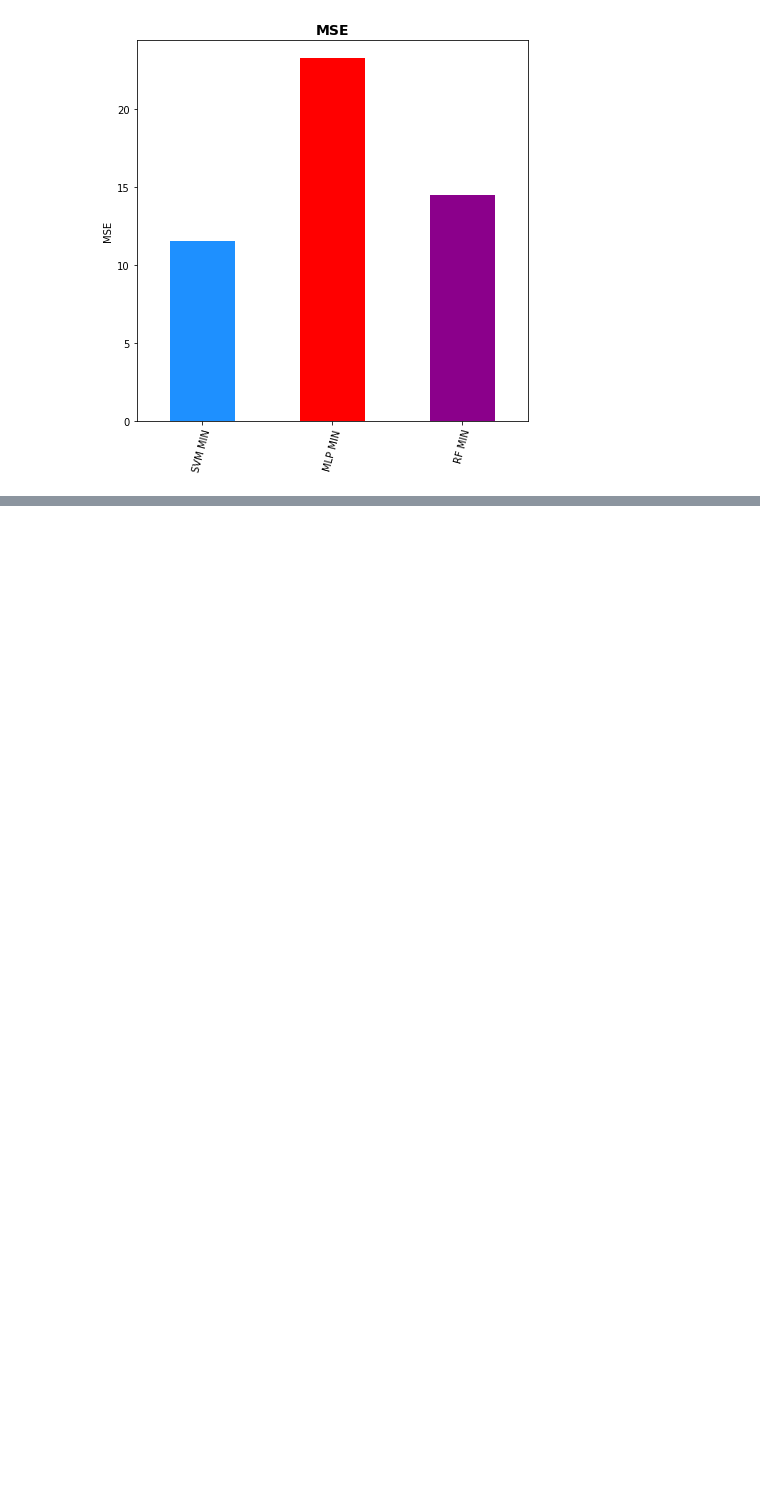
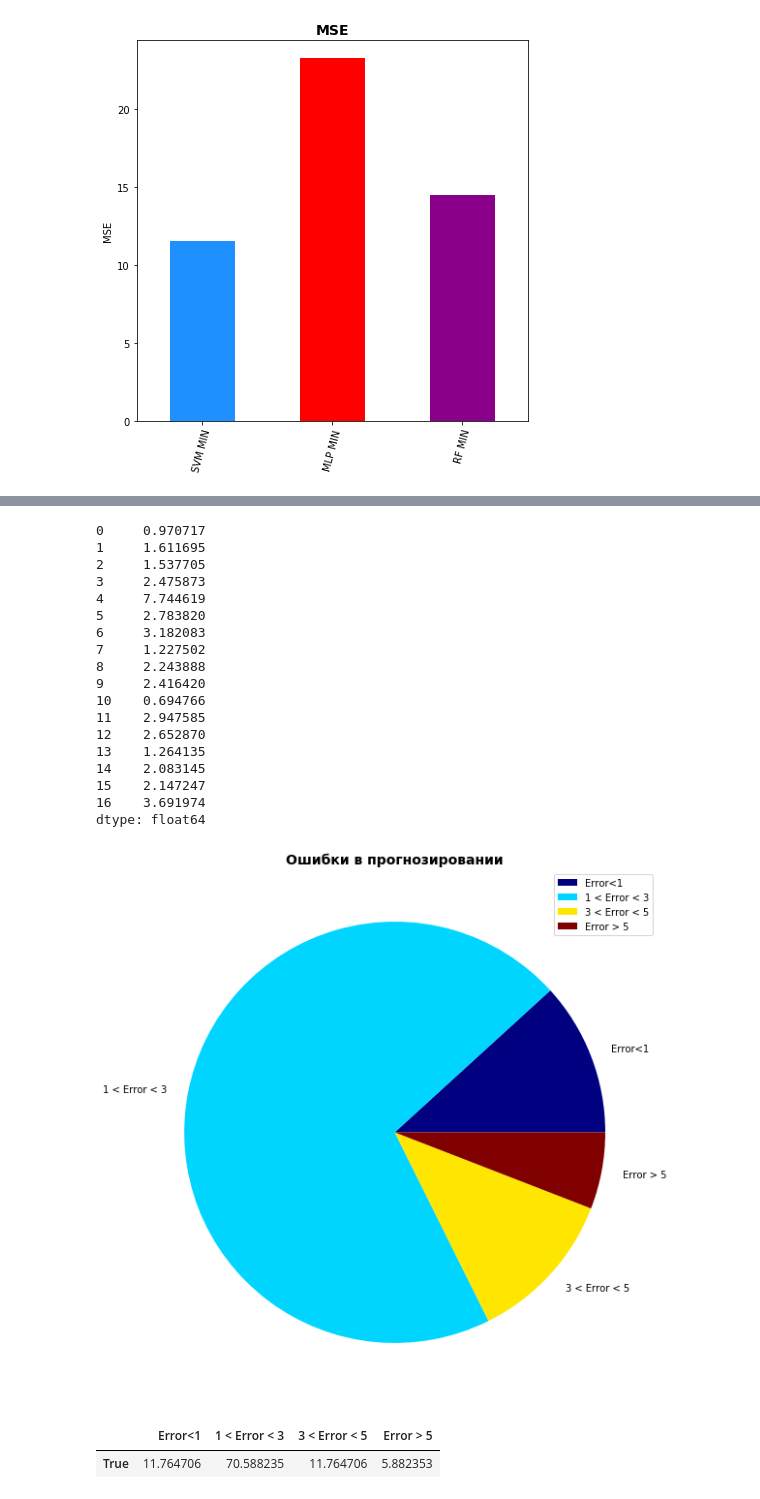
Before and after one commit to MariyaBuzdina/Weather-prediction, a Jupyter notebook: Untitled.ipynb, the cells around one changed output, grey strips where cells are left out. Drawn from its saved outputs; the diff is of its cells as text; code cells hidden in the pictures; blank space fills up the shorter version.

```diff
--- a/Untitled.ipynb
+++ b/Untitled.ipynb
@@ -628,0 +691,43 @@ plt.show()
+# %%
+DF_max = pd.read_csv('pred_max.csv', delimiter=',')
+# estimate_delta(DF_max['TEMP'], DF_max['TEMP_SVM'], ' ')
+DELTA = pd.Series(abs(DF_max['TEMP'].values - DF_max['TEMP_SVM'].values))
+print(DELTA)
+less_one_degrees = DELTA.apply(lambda x: x < 1).value_counts()/DELTA.size*100
+#     less_two_degrees = DELTA.apply(lambda x: 1< x < 2).value_counts()/DELTA.size*100
+less_three_degrees = DELTA.apply(lambda x: 1< x < 3).value_counts()/DELTA.size*100
+#     less_four_degrees = DELTA.apply(lambda x: 3 < x < 4).value_counts()/DELTA.size*100
+less_five_degrees = DELTA.apply(lambda x: 3 < x < 5).value_counts()/DELTA.size*100
+gr_five_degrees = DELTA.apply(lambda x:  x > 5).value_counts()/DELTA.size*100
+df = pd.DataFrame({"Error<1": less_one_degrees,
+#                        "1 < Error < 2": less_two_degrees.drop(less_three_degrees.index[0]),
+                       "1 < Error < 3": less_three_degrees,
+#                        "3 < Error < 4": less_four_degrees.drop(less_five_degrees.index[0]),
+                       "3 < Error < 5": less_five_degrees,
+                       "Error > 5": gr_five_degrees})
+# draw_pie(df.T, f'Ошибки в прогнозировании {name}')
+df =  df.drop(df.index[0])
+draw_pie(df.T, f'Ошибки в прогнозировании')
+df
+# %% [output]
+0     0.970717
+1     1.611695
+2     1.537705
+3     2.475873
+4     7.744619
+5     2.783820
+6     3.182083
+7     1.227502
+8     2.243888
+9     2.416420
+10    0.694766
+11    2.947585
+12    2.652870
+13    1.264135
+14    2.083145
+15    2.147247
+16    3.691974
+dtype: float64
+[figure, added]
+|  | Error<1 | 1 < Error < 3 | 3 < Error < 5 | Error > 5 |
+| True | 11.764706 | 70.588235 | 11.764706 | 5.882353 |
```
Also changed, not shown: parts of 11 cells of this notebook.
